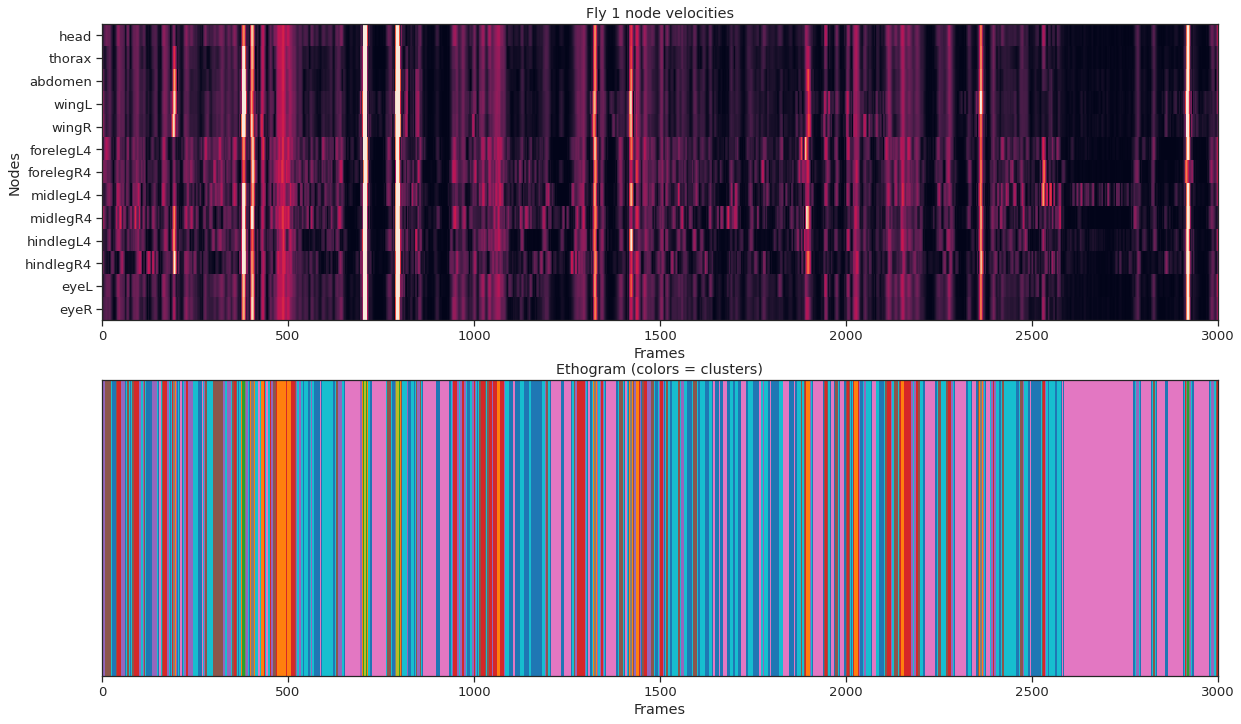
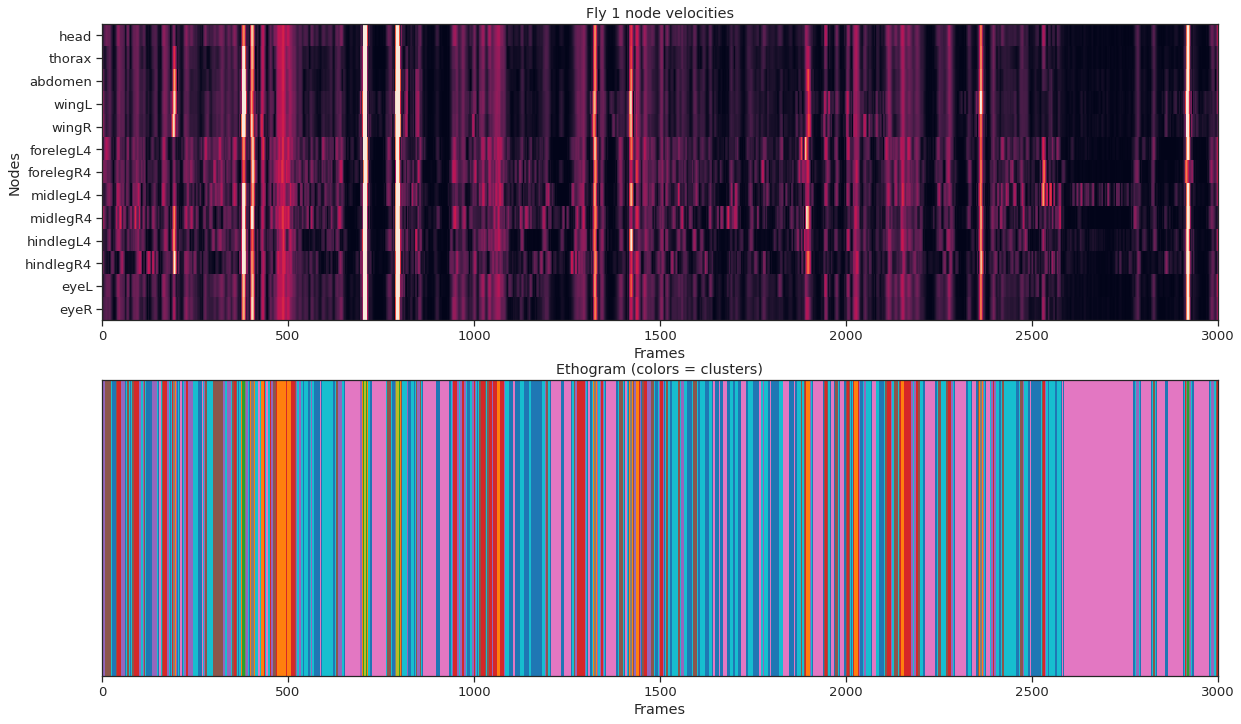
The notebook cell's code change between the first figure and the second:
--- before
+++ after
@@ -2,15 +2,13 @@
 
 ax1 = fig.add_subplot(211)
-ax1.imshow(
-    fly_node_velocities.T, aspect="auto", vmin=0, vmax=20, interpolation="nearest"
-)
+ax1.imshow(fly_node_velocities.T, aspect="auto", vmin=0, vmax=20, interpolation="nearest")
 ax1.set_xlabel("Frames")
 ax1.set_ylabel("Nodes")
 ax1.set_yticks(np.arange(node_count))
-ax1.set_yticklabels(node_names)
+ax1.set_yticklabels(node_names);
 ax1.set_title(f"Fly {fly_ID} node velocities")
-ax1.set_xlim(0, frame_count)
+ax1.set_xlim(0,frame_count)
 
-ax2 = fig.add_subplot(212, sharex=ax1)
+ax2 = fig.add_subplot(212,sharex=ax1)
 ax2.imshow(labels[None, :], aspect="auto", cmap="tab10", interpolation="nearest")
 ax2.set_xlabel("Frames")

Commit: Change docs to mkdocs